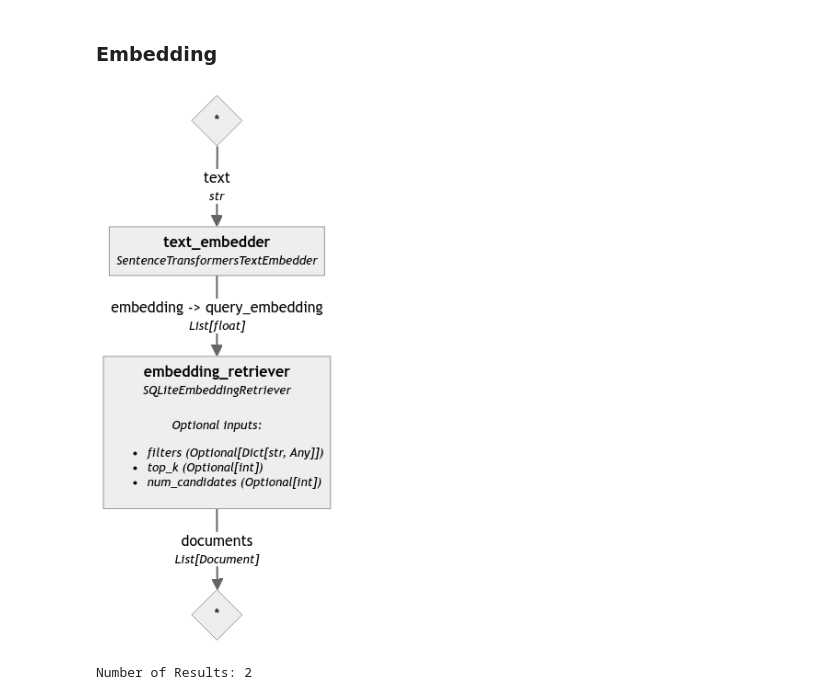
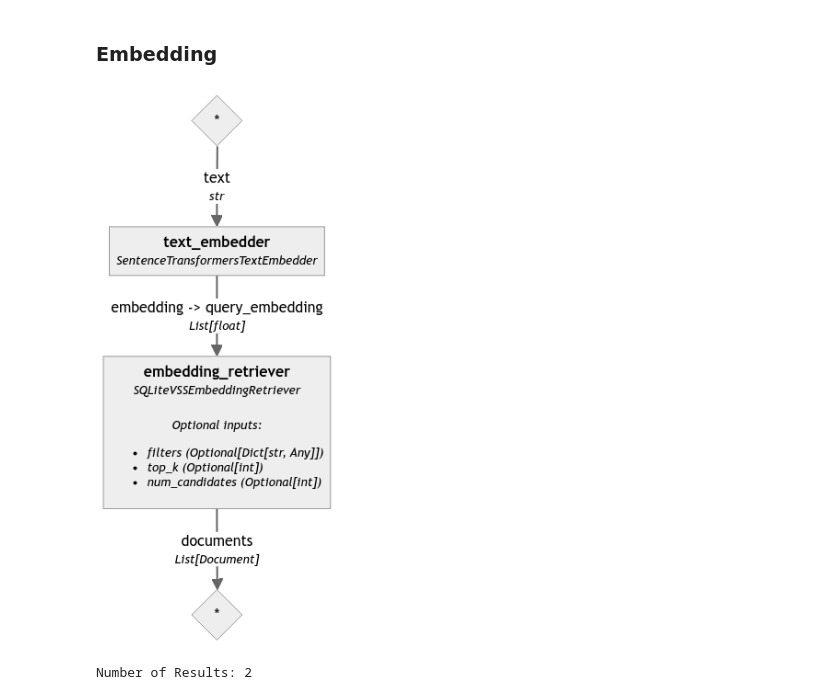
Before and after one commit to alanmeeson/sqlite-haystack, a Jupyter notebook: examples/pipeline-usage.ipynb, the cells around one changed output. Drawn from its saved outputs; the diff is of its cells as text; code cells hidden in the pictures.

Commit message:
Refactor to make sqlite-vss and the related retriever optional.

```diff
--- a/examples/pipeline-usage.ipynb
+++ b/examples/pipeline-usage.ipynb
@@ -26,7 +26,11 @@ from sqlite_haystack import SQLiteDocumentStore, SQLiteEmbeddingRetriever, SQLit
 ## Declare the document store and associated settings
 # %%
 embedding_model = "sentence-transformers/all-MiniLM-L6-v2"
-document_store = SQLiteDocumentStore(database=":memory:", use_bm25=True, embedding_dims=384)
+embedding_dims = 384
+document_store = SQLiteDocumentStore(database=":memory:")
+
+bm25_retriever = SQLiteBM25Retriever(document_store, snippet=True, highlight=True)
+vss_retriever = SQLiteVSSEmbeddingRetriever(document_store)
 # %% [markdown]
 ## Do the Indexing
 # %%
@@ -96,10 +100,10 @@ Number of Results: 1
 # %%
 query_pipeline2 = Pipeline()
 query_pipeline2.add_component("text_embedder", SentenceTransformersTextEmbedder(model=embedding_model))
-query_pipeline2.add_component("embedding_retriever", SQLiteEmbeddingRetriever(document_store=document_store))
+query_pipeline2.add_component("embedding_retriever", vss_retriever)
 query_pipeline2.connect("text_embedder.embedding", "embedding_retriever")
 # %% [output]
-[figure, old version]
+[figure, new version]
 # %%
 query = "tour of the country"
 results = query_pipeline2.run({"text_embedder": {"text": query}})
```
Also changed, not shown: parts of 2 cells of this notebook, 8 other files.
